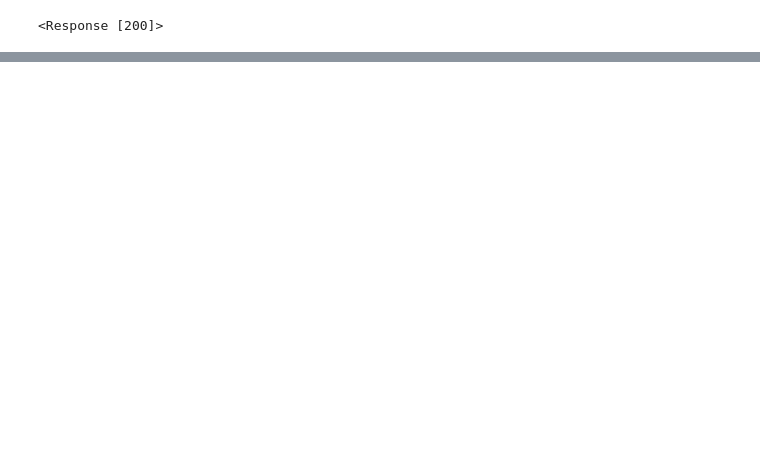
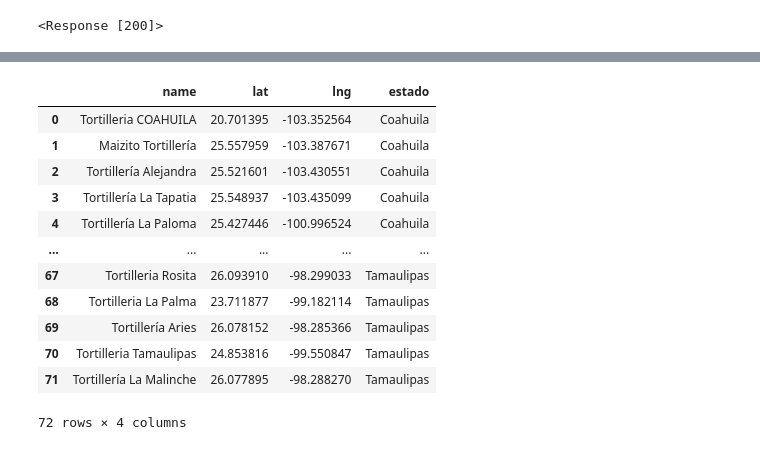
Before and after one commit to Josemarome/Project_1, a Jupyter notebook: 3_Tortilla_Maps.ipynb, the cells around one changed output, grey strips where cells are left out. Saved outputs shown, nothing was run; the diff lists cells and outputs as text; code cells hidden in the pictures; blank space fills up the shorter version.

```diff
--- a/3_Tortilla_Maps.ipynb
+++ b/3_Tortilla_Maps.ipynb
@@ -343,0 +310,61 @@ tortillerias_df_4
+# %%
+#-------------------------------------------------------------------------------------------------------------------
+# In this part we will connect to Google Maps API in order to get data from "Tortillerias" near the cities
+# that we are interested in. In this case those will be the 7 cities with highest tortilla price in 2024
+#-------------------------------------------------------------------------------------------------------------------
+locations = []
+
+# Function to check if a location is within Mexico's bounds
+def is_within_mexico(lat, lng):
+    mexico_bounds = {
+        'lat_min': 14.5320,  # Minimum latitude
+        'lat_max': 32.7187,  # Maximum latitude
+        'lng_min': -118.4043, # Minimum longitude
+        'lng_max': -86.7106   # Maximum longitude
+    }
+
+    return (mexico_bounds['lat_min'] <= lat <= mexico_bounds['lat_max']) and (mexico_bounds['lng_min'] <= lng <= mexico_bounds['lng_max'])
+
+# Looping through the rows of top_7_cities to fetch tortillerías in a radious of 20000 m
+for index, row in top_7_cities.iterrows():
+    estado = row['State.1']
+    coords = (row['Lat'], row['Lon'])
+    query = f'tortillería {estado}'
+
+    # Query the Google Places API for tortillerías in the area
+    results = gmaps.places(query=query, location=coords, radius=20000, region="MX")
+
+    for place in results.get('results', []):
+        lat = place['geometry']['location']['lat']
+        lng = place['geometry']['location']['lng']
+
+        # Check if the location is within the bounds of Mexico
+        if is_within_mexico(lat, lng):  # Filter by Mexico's limits
+            locations.append({
+                'name': place['name'],
+                'lat': lat,
+                'lng': lng,
+                'estado': estado
+            })
+        else:
+            print(f"Filtered out place: {place['name']} at ({lat}, {lng}) - Outside of Mexico")
+
+# Create a DataFrame for tortillerías
+tortillerias_df = pd.DataFrame(locations)
+
+# Display the resulting DataFrame
+tortillerias_df
+# %% [output]
+|  | name | lat | lng | estado |
+| 0 | Tortilleria COAHUILA | 20.701395 | -103.352564 | Coahuila |
+| 1 | Maizito Tortillería | 25.557959 | -103.387671 | Coahuila |
+| 2 | Tortillería Alejandra | 25.521601 | -103.430551 | Coahuila |
+| 3 | Tortillería La Tapatia | 25.548937 | -103.435099 | Coahuila |
+| 4 | Tortillería La Paloma | 25.427446 | -100.996524 | Coahuila |
+| ... | ... | ... | ... | ... |
+| 67 | Tortilleria Rosita | 26.093910 | -98.299033 | Tamaulipas |
+| 68 | Tortilleria La Palma | 23.711877 | -99.182114 | Tamaulipas |
+| 69 | Tortillería Aries | 26.078152 | -98.285366 | Tamaulipas |
+| 70 | Tortilleria Tamaulipas | 24.853816 | -99.550847 | Tamaulipas |
+| 71 | Tortillería La Malinche | 26.077895 | -98.288270 | Tamaulipas |
+72 rows × 4 columns
```
Also changed, not shown: parts of 27 cells of this notebook, 2 other files.
